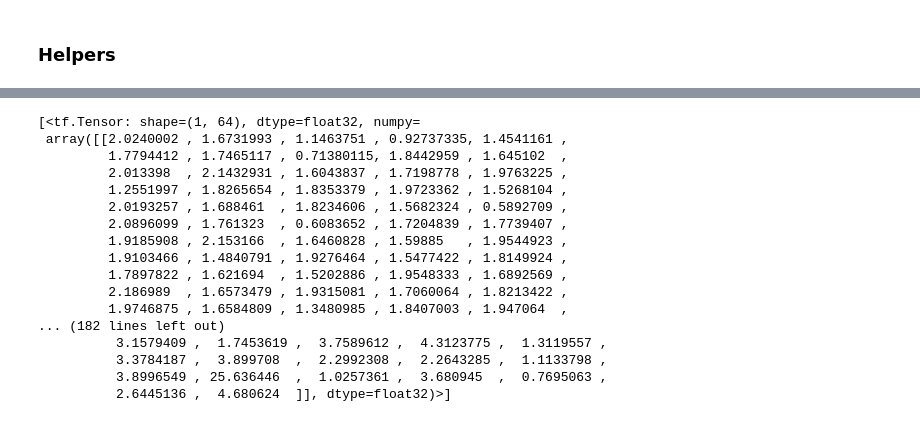
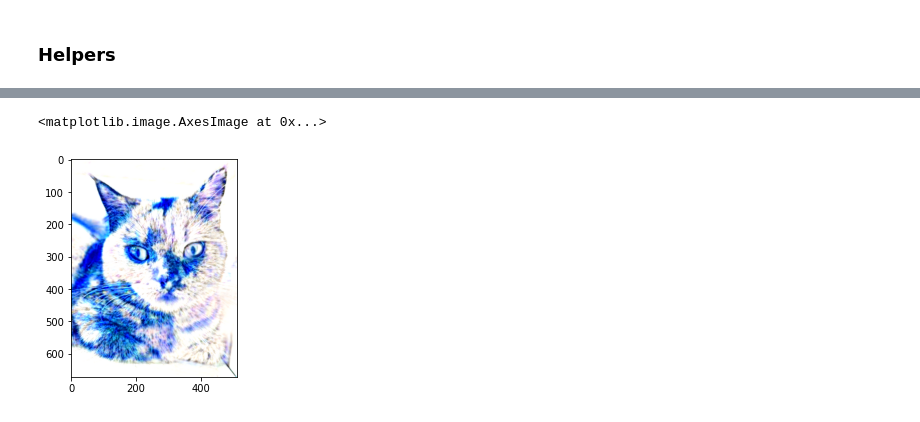
Before and after one commit to cvetty/iMuse, a Jupyter notebook: notebooks/WCT - Transfer.ipynb, the cells around one changed output, grey strips where cells are left out. Saved outputs shown, nothing was run; the diff lists cells and outputs as text; code cells hidden in the pictures.

```diff
--- a/notebooks/WCT - Transfer.ipynb
+++ b/notebooks/WCT - Transfer.ipynb
@@ -455,54 +462,39 @@ class WaveletAE(Model):
             feat, _ = preprocess_feat(feature_map, center=True)
             feat = tf.matmul(feat, feat, transpose_b=True) / (feat.shape[1] - 1)
 
             if normalize:
                 feat = feat / tf.reduce_max(tf.abs(feat))
 
             return feat
 
         def process_feat(feat):
             if ede:
                 return get_style_correlation_transform(feat, normalize=normalize)
             else:
                 return process_correlation(feat)
 
         for block in blocks:
             corr = tf.map_fn(process_feat, encoder_feat[block])
             mean = tf.map_fn(lambda feat: preprocess_feat(feat, center=False)[1], encoder_feat[block])
             correlations.append(corr)
             means.append(mean)
 
         return correlations, means
 
 test_img = tf.io.read_file('../assets/moli_content.jpg')
 test_img = tf.image.decode_image(test_img, dtype=tf.float16)
 
 test_img_style = tf.io.read_file('../assets/moli_style.jpg')
 test_img_style = tf.image.decode_image(test_img_style, dtype=tf.float16)
 test_img_style = tf.image.resize(test_img_style, (test_img_style.shape[0] // 4, test_img_style.shape[1] // 4))
 
-wavelet_ae = WaveletAE()
-# r = wavelet_ae.transfer(tf.expand_dims(test_img, 0), tf.expand_dims(test_img_style, 0), skips_transfer=False, decoder_transfer=False)[0]
-# plt.imshow(r)
-wavelet_ae.get_style_correlations(tf.expand_dims(test_img, 0))[1]
+# wavelet_ae = WaveletAE()
+r = wavelet_ae.transfer(tf.expand_dims(test_img, 0), tf.expand_dims(test_img_style, 0), skips_transfer=False, decoder_transfer=False)[0]
+plt.imshow(r)
+# wavelet_ae.get_style_correlations(tf.expand_dims(test_img, 0))[1]
 # %% [output]
-[<tf.Tensor: shape=(1, 64), dtype=float32, numpy=
- array([[2.0240002 , 1.6731993 , 1.1463751 , 0.92737335, 1.4541161 ,
-         1.7794412 , 1.7465117 , 0.71380115, 1.8442959 , 1.645102  ,
-         2.013398  , 2.1432931 , 1.6043837 , 1.7198778 , 1.9763225 ,
-         1.2551997 , 1.8265654 , 1.8353379 , 1.9723362 , 1.5268104 ,
-         2.0193257 , 1.688461  , 1.8234606 , 1.5682324 , 0.5892709 ,
-         2.0896099 , 1.761323  , 0.6083652 , 1.7204839 , 1.7739407 ,
-         1.9185908 , 2.153166  , 1.6460828 , 1.59885   , 1.9544923 ,
-         1.9103466 , 1.4840791 , 1.9276464 , 1.5477422 , 1.8149924 ,
-         1.7897822 , 1.621694  , 1.5202886 , 1.9548333 , 1.6892569 ,
-         2.186989  , 1.6573479 , 1.9315081 , 1.7060064 , 1.8213422 ,
-         1.9746875 , 1.6584809 , 1.3480985 , 1.8407003 , 1.947064  ,
-... (182 lines left out)
-          3.1579409 ,  1.7453619 ,  3.7589612 ,  4.3123775 ,  1.3119557 ,
-          3.3784187 ,  3.899708  ,  2.2992308 ,  2.2643285 ,  1.1133798 ,
-          3.8996549 , 25.636446  ,  1.0257361 ,  3.680945  ,  0.7695063 ,
-          2.6445136 ,  4.680624  ]], dtype=float32)>]
+<matplotlib.image.AxesImage at 0x...>
+[figure, added]
 # %%
 def sample_from_corr_matrix(sigma, num_features = None, eigenvalues = None, eigenvectors = None):
     data = tf.eye(sigma.shape[0], num_features)
```
Also changed, not shown: parts of 1 cell of this notebook, 22 other files.
